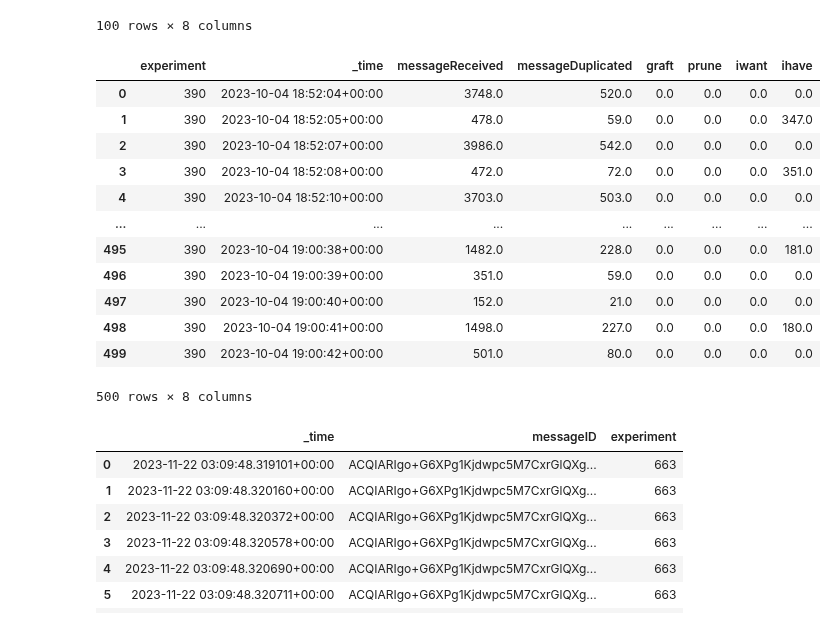
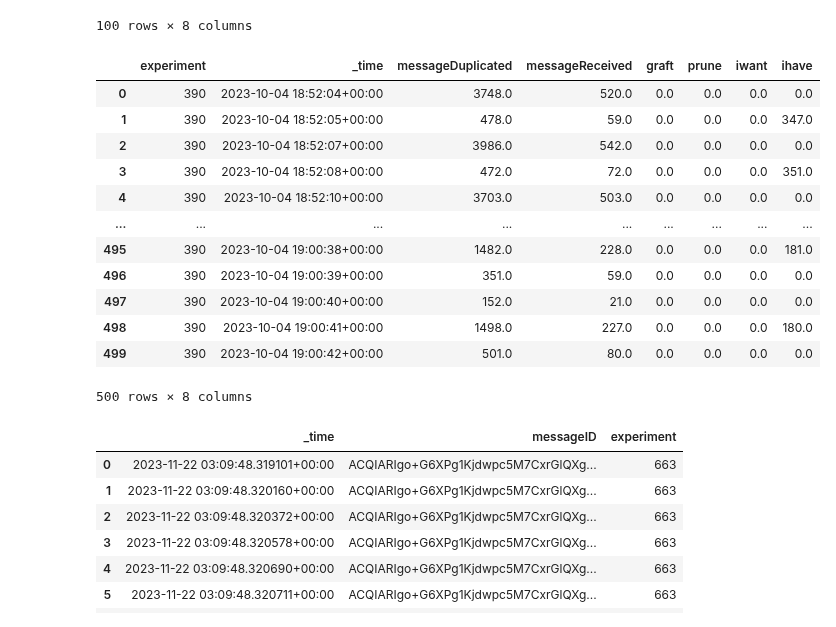
Before and after one commit to FlavScheidt/flexi-pipe, a Jupyter notebook: data/CausalAnalysis/GenerateDatasets/GenerateDatasets.ipynb, the cells around one changed output. Drawn from its saved outputs; the diff is of its cells as text; code cells hidden in the pictures.

```diff
--- a/data/CausalAnalysis/GenerateDatasets/GenerateDatasets.ipynb
+++ b/data/CausalAnalysis/GenerateDatasets/GenerateDatasets.ipynb
@@ -106,12 +98,12 @@ pivoted.head(100)
 100 rows × 8 columns
 # %%
 #Rename
-eventsTS = pivoted.rename(columns={2.0:'messageReceived', 3.0: 'messageDuplicated', 11.0: 'graft', 12.0: 'prune', '16.0': 'iwant', '17.0':'ihave'})
+eventsTS = pivoted.rename(columns={2.0:'messageDuplicated', 3.0: 'messageReceived', 11.0: 'graft', 12.0: 'prune', '16.0': 'iwant', '17.0':'ihave'})
 
 eventsTS.to_csv('./events.csv')
 eventsTS.head(500)
 # %% [output]
-|  | experiment | _time | messageReceived | messageDuplicated | graft | prune | iwant | ihave |
+|  | experiment | _time | messageDuplicated | messageReceived | graft | prune | iwant | ihave |
 | 0 | 390 | 2023-10-04 18:52:04+00:00 | 3748.0 | 520.0 | 0.0 | 0.0 | 0.0 | 0.0 |
 | 1 | 390 | 2023-10-04 18:52:05+00:00 | 478.0 | 59.0 | 0.0 | 0.0 | 0.0 | 347.0 |
 | 2 | 390 | 2023-10-04 18:52:07+00:00 | 3986.0 | 542.0 | 0.0 | 0.0 | 0.0 | 0.0 |
```
Also changed, not shown: parts of 7 cells of this notebook, 1 other file.
